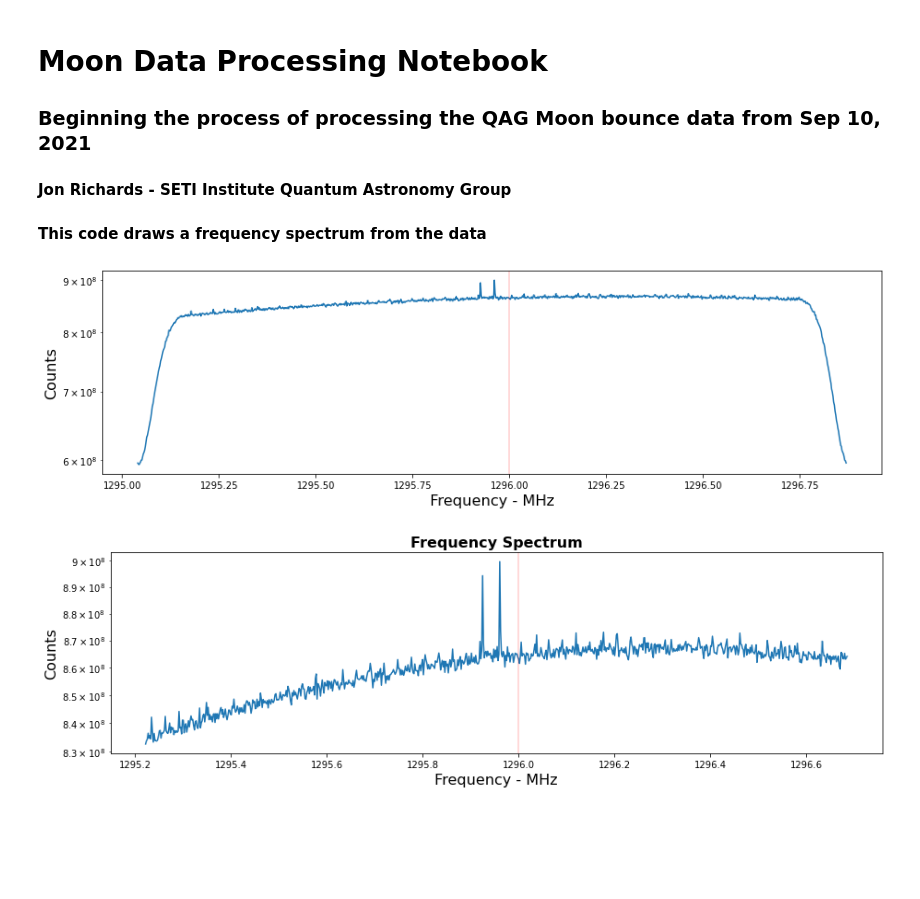
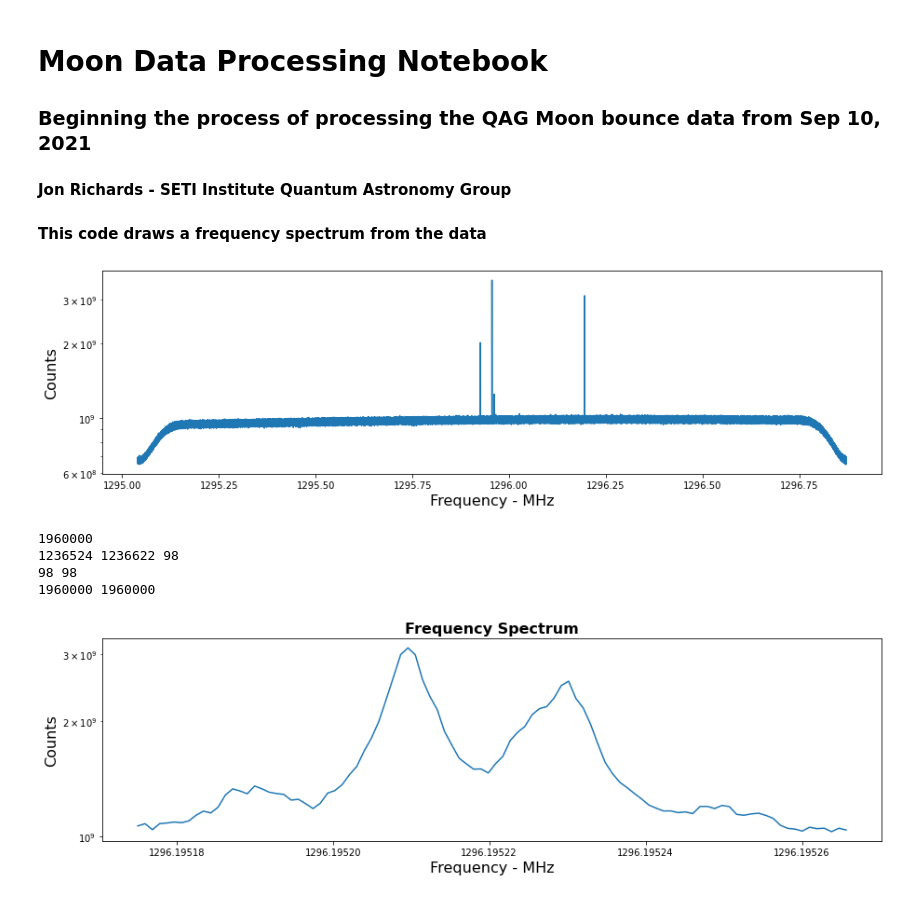
Before and after one commit to jrseti/qag-data-processing, a Jupyter notebook: process_moon_spectrum.ipynb, the cells around one changed output. Drawn from its saved outputs; the diff is of its cells as text; code cells hidden in the pictures; blank space fills up the shorter version.

```diff
--- a/process_moon_spectrum.ipynb
+++ b/process_moon_spectrum.ipynb
@@ -15,7 +15,7 @@ from pylab import rcParams
 rcParams['figure.figsize'] = 15, 4
 # %%
 # Define the path to the data file we wish to process
-data_file_path = "/Volumes/QAG Backup/data/moon_09102021/moon_2021-09-10T22_19_57.781495_1y"
+data_file_path = "/Volumes/QAG Disk 1/data/moon_09102021/moon_2021-09-10T22_19_57.781495_1y"
 #data_file_path = "/Volumes/QAG Backup/data/moon_09102021/moon_2021-09-10T22_19_57.781495_0x"
 #data_file_path = "./data/data_1x"
 # %%
@@ -75,22 +75,30 @@ def calFreqRangeForAxis(center_hz, bw_hz):
 # of length equal to the FFT_SIZE
 
 # Define some constants. Here you may wish to change the FFT_SIZE
-FFT_SIZE = 1024
+FFT_SIZE = 1960000
 CENTER_FREQ_HZ = 1296000000
 BANDWIDTH_HZ   = 1920000
 MHZ = 1048576.0
 
+#START_CHAN = 1230880
+#END_CHAN = 1313200
+START_CHAN = 0
+END_CHAN = 1960000
+NUM_CHANS = END_CHAN - START_CHAN
+
 # Create an array to hold the accumulation for each bin
-fft_acc = np.zeros((FFT_SIZE, ))
+fft_acc = np.zeros((NUM_CHANS, ))
 
 # How many FFT_SIZE chunks to process. Ideally we would like to
 # process the entire channel, but during code development we may
 # wish to read in a smaller number. Reading in the large data files
 # takes a lot of time.
-NUM = 100000
+NUM = 10000000
 
 # Open the file
 file = open(data_file_path, "rb")
+
+file.seek(40000000000)
 
 # Keep a counter of the number of FFT_SIZE length chunks we processed.
 count = 0
@@ -113,7 +121,7 @@ for i in range(NUM):
     yf = scipy.fftpack.fft(d, n=FFT_SIZE, axis=0)
 
     # Add the results of the FFTp to the fft_acc Numpy array
-    np.add(np.abs(yf), fft_acc, out=fft_acc)
+    np.add(np.abs(yf[START_CHAN:END_CHAN]), fft_acc, out=fft_acc)
 
     count += 1
 
@@ -122,41 +130,52 @@ file.close()
 
 # A strange artifact of the FFTp process is that the upper and lower
 # halved are swapped. The fftshift swaps them back to the correct order.
 fft_acc_temp = scipy.fft.fftshift(fft_acc)
 fft_acc = fft_acc_temp
 
 # Draw a plot of the results
 fig, ax = plt.subplots(1,1)
 
 # Get the min/max freqs, in MHz, of the signal
 chan_freq_range_info = calFreqRangeForAxis(CENTER_FREQ_HZ, BANDWIDTH_HZ)
 
 # Create a list of the frequencies for the X Axis labels at the tick marks
 chan_min_freq_mhz = chan_freq_range_info[0]
-freqs_for_xaxis = [(chan_min_freq_mhz + (f*(BANDWIDTH_HZ/FFT_SIZE))/MHZ) for f in range(FFT_SIZE)]
+freqs_for_xaxis = [(chan_min_freq_mhz + (f*(BANDWIDTH_HZ/FFT_SIZE))/MHZ) for f in range(NUM_CHANS)]
 
 # Label the axex
 ax.set_xlabel('Frequency - MHz', fontsize=16)
 ax.set_ylabel('Counts', fontsize=16)
 
 # Create the plot
 ax.plot(freqs_for_xaxis, fft_acc)
 
 # Make the Y axis be log
 ax.set_yscale('log')
 
 # Draw a red vertical line at the center frequency, for a visual reference.
-ax.axvline(x=CENTER_FREQ_HZ/1000000.0, color='red', alpha=0.2)
+#ax.axvline(x=CENTER_FREQ_HZ/1000000.0, color='red', alpha=0.2)
 
 # Show the plot.
 plt.show()
 # %% [output]
-[figure, old version]
+[figure, new version]
 # %%
 # Now we can refine the plot to look at certain sections
 
-START_CHAN = int(FFT_SIZE * 0.1)
-END_CHAN = int(FFT_SIZE * 0.9)
+print(FFT_SIZE)
+START_CHAN = int(FFT_SIZE * 0.63088)
+END_CHAN = int(FFT_SIZE * 0.63093)
+
+#START_CHAN = 1230880
+#END_CHAN = 1313200
+
+#START_CHAN = int(START_CHAN + NUM_CHANS*0.0)
+#END_CHAN = int(START_CHAN + NUM_CHANS*0.1)
+NUM_CHANS = END_CHAN - START_CHAN
+
+print(START_CHAN, END_CHAN, NUM_CHANS)
+
 
 fig, ax = plt.subplots(1,1)
 
@@ -170,16 +189,23 @@ ax.set_ylabel('Counts', fontsize=16)
 chan_min_freq_mhz = chan_freq_range_info[0]
 #print(f"min={chan_min_freq_mhz}")
 freqs_for_xaxis = [(chan_min_freq_mhz + (f*(BANDWIDTH_HZ/FFT_SIZE))/MHZ) for f in range(FFT_SIZE)]
+print(len(freqs_for_xaxis[START_CHAN:END_CHAN]), len(fft_acc[START_CHAN:END_CHAN]))
+print(len(freqs_for_xaxis), len(fft_acc))
 
 #print(chan_min_freq_mhz)
 #print(freqs_for_xaxis[0], freqs_for_xaxis[-1], len(freqs_for_xaxis), len(p2))
+#ax.plot(freqs_for_xaxis[START_CHAN:END_CHAN], fft_acc[START_CHAN:END_CHAN])
 ax.plot(freqs_for_xaxis[START_CHAN:END_CHAN], fft_acc[START_CHAN:END_CHAN])
 
 ax.set_yscale('log')
-ax.axvline(x=CENTER_FREQ_HZ/1000000.0, color='red', alpha=0.2)
+#ax.axvline(x=CENTER_FREQ_HZ/1000000.0, color='red', alpha=0.2)
 
 ax.set_title('Frequency Spectrum', fontsize= 16, fontweight="bold")
 
 plt.show()
 # %% [output]
+1960000
+1236524 1236622 98
+98 98
+1960000 1960000
-[figure, old version]
+[figure, new version]
```
Also changed, not shown: parts of 1 cell of this notebook, 1 other file.
